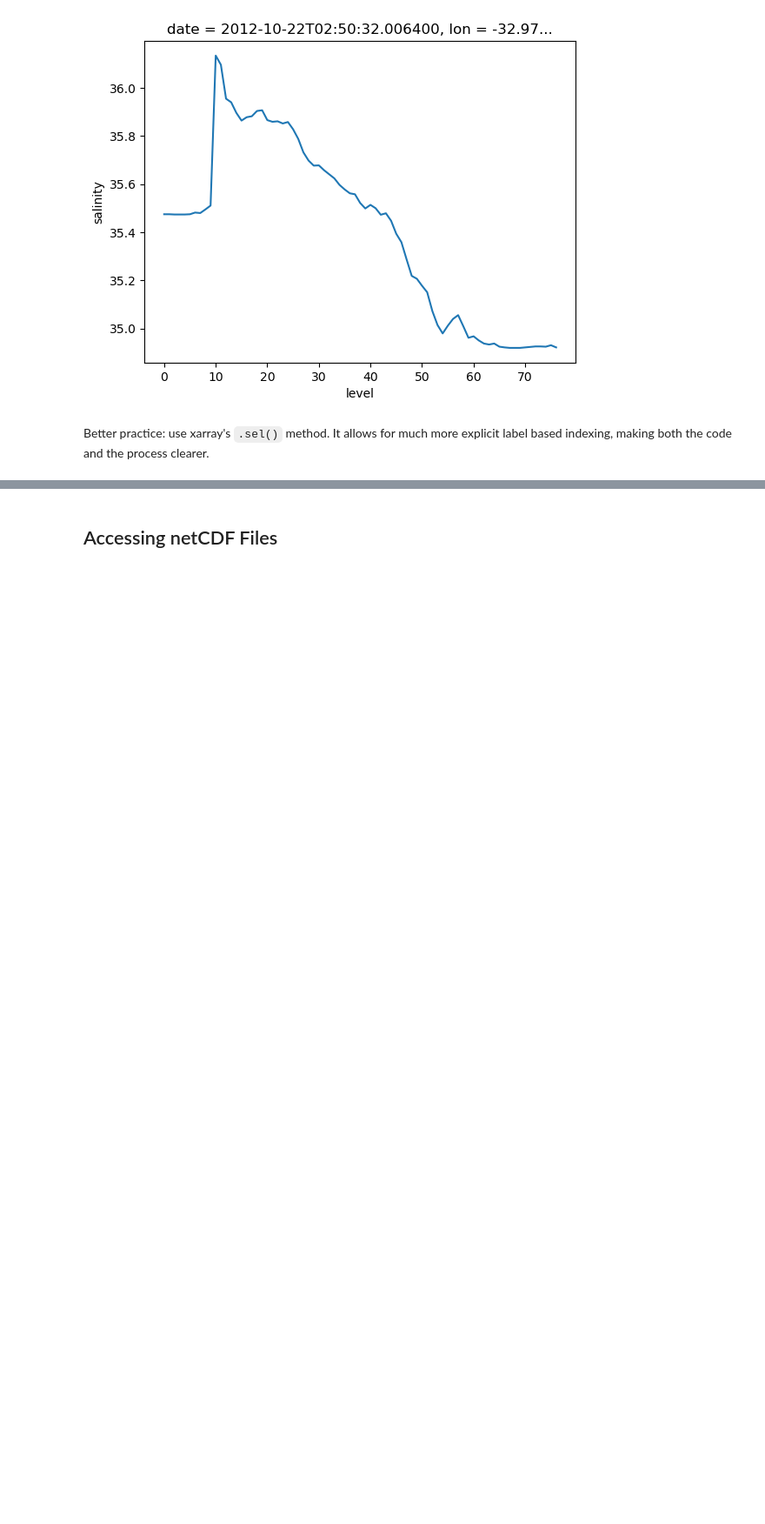
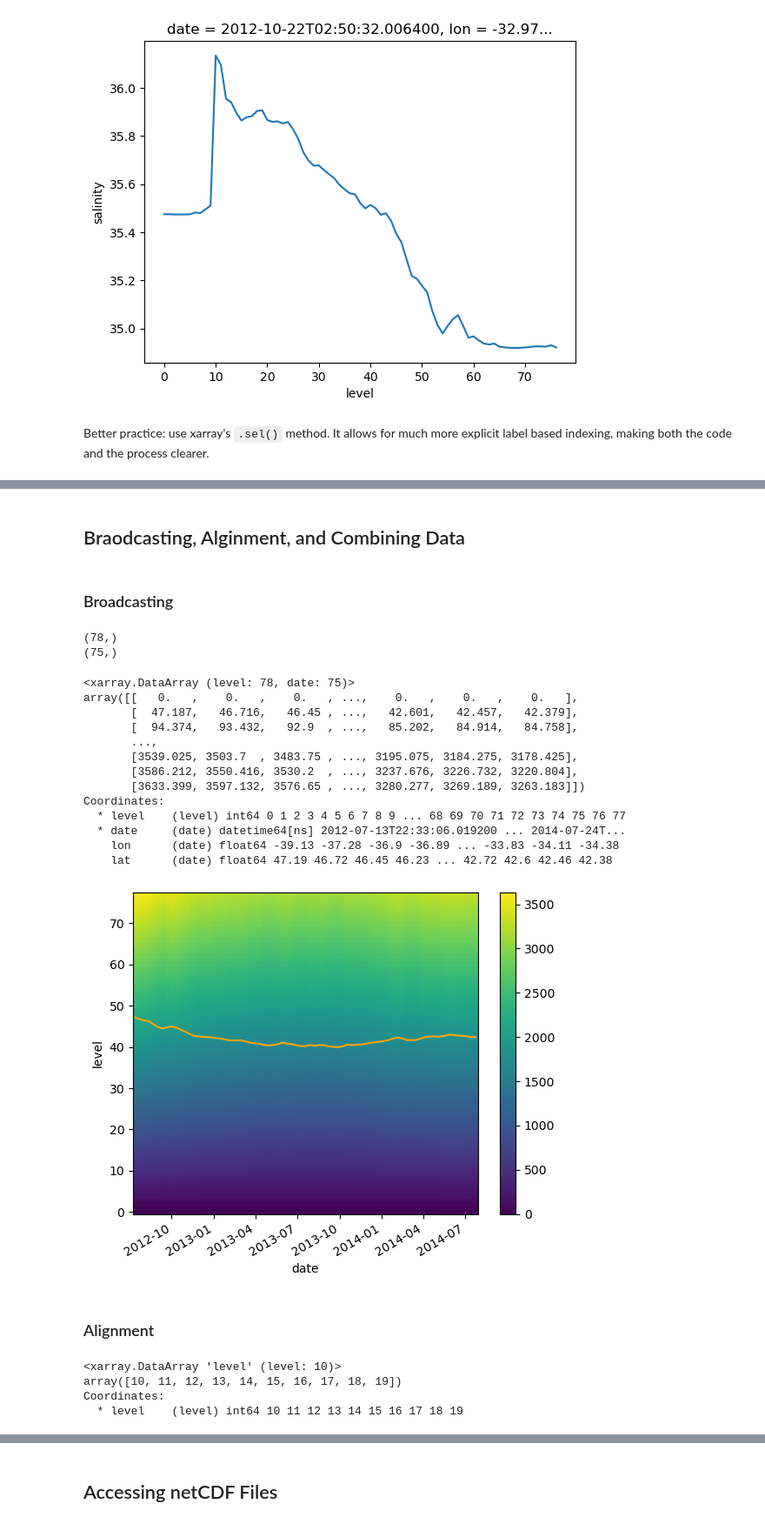
Before and after one commit to AidanJanney/Practicing-NetCDF, a Jupyter notebook: notebook.ipynb, the cells around one changed output, grey strips where cells are left out. Shown at 87% size. Saved outputs shown, nothing was run; the diff lists cells and outputs as text; code cells hidden in the pictures; blank space fills up the shorter version.

```diff
--- a/notebook.ipynb
+++ b/notebook.ipynb
@@ -191,0 +217,49 @@ argo.salinity.sel(level=2).plot()
+# %% [markdown]
+## Braodcasting, Alginment, and Combining Data ##
+# %% [markdown]
+### Broadcasting ###
+# %%
+## Just demonstrating the broadcasting potential
+print(argo.level.shape)
+print(argo.lat.shape)
+
+level_times_lat = argo.level * argo.lat
+
+## Plotting for a visiual
+argo.lat.plot(color = 'orange')
+level_times_lat.plot()
+
+level_times_lat
+# %% [output]
+(78,)
+(75,)
+<xarray.DataArray (level: 78, date: 75)>
+array([[   0.   ,    0.   ,    0.   , ...,    0.   ,    0.   ,    0.   ],
+       [  47.187,   46.716,   46.45 , ...,   42.601,   42.457,   42.379],
+       [  94.374,   93.432,   92.9  , ...,   85.202,   84.914,   84.758],
+       ...,
+       [3539.025, 3503.7  , 3483.75 , ..., 3195.075, 3184.275, 3178.425],
+       [3586.212, 3550.416, 3530.2  , ..., 3237.676, 3226.732, 3220.804],
+       [3633.399, 3597.132, 3576.65 , ..., 3280.277, 3269.189, 3263.183]])
+Coordinates:
+  * level    (level) int64 0 1 2 3 4 5 6 7 8 9 ... 68 69 70 71 72 73 74 75 76 77
+  * date     (date) datetime64[ns] 2012-07-13T22:33:06.019200 ... 2014-07-24T...
+    lon      (date) float64 -39.13 -37.28 -36.9 -36.89 ... -33.83 -34.11 -34.38
+    lat      (date) float64 47.19 46.72 46.45 46.23 ... 42.72 42.6 42.46 42.38
+[figure, added]
+# %% [markdown]
+### Alignment ###
+# %%
+## Create some subsets of data
+## Both some shapes, different slices
+sa_surf = argo.salinity.isel(level=slice(0,20))
+sa_mid = argo.salinity.isel(level=slice(10,30))
+
+## Default it will be an inner join (intersection)
+## will only use overlapping data coords (i.e 10 through twenty)
+(sa_surf * sa_mid).level
+# %% [output]
+<xarray.DataArray 'level' (level: 10)>
+array([10, 11, 12, 13, 14, 15, 16, 17, 18, 19])
+Coordinates:
+  * level    (level) int64 10 11 12 13 14 15 16 17 18 19
```
Also changed, not shown: parts of 28 cells of this notebook, 1 other file.
